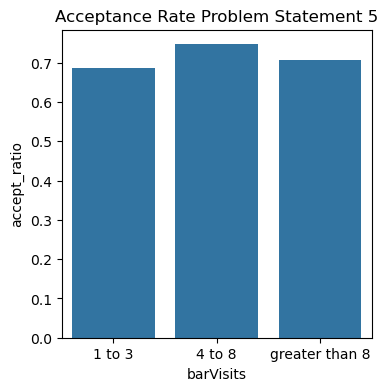
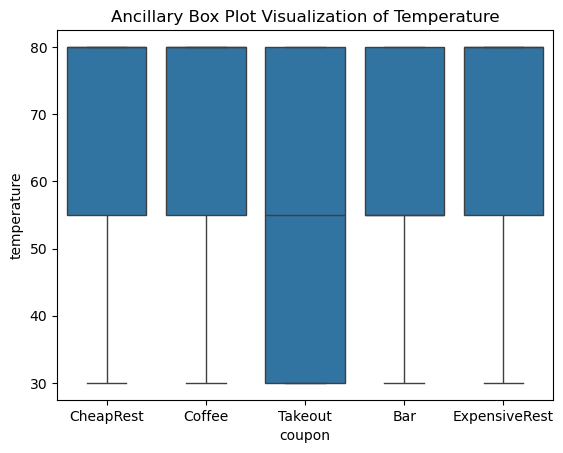
Code edit (unified diff) that turned the first committed figure into the second:
--- before
+++ after
@@ -1,7 +1,3 @@
-plt.figure(figsize = (4,4))
-
-
-ax5 = sns.barplot(data=bar_accept_data,x="barVisits",y="accept_ratio",errorbar=None)
-ax5.set_title("Acceptance Rate Problem Statement 5")
-
-plt.savefig("./images/acceptancerate5.png")
+ax62 = sns.boxplot(data=data, x="coupon", y="temperature")
+ax62.set_title("Ancillary Box Plot Visualization of Temperature")
+plt.savefig("./images/temperature_ancillary_boxplot.png")

Commit: added visualization and update story for initial coupon observation